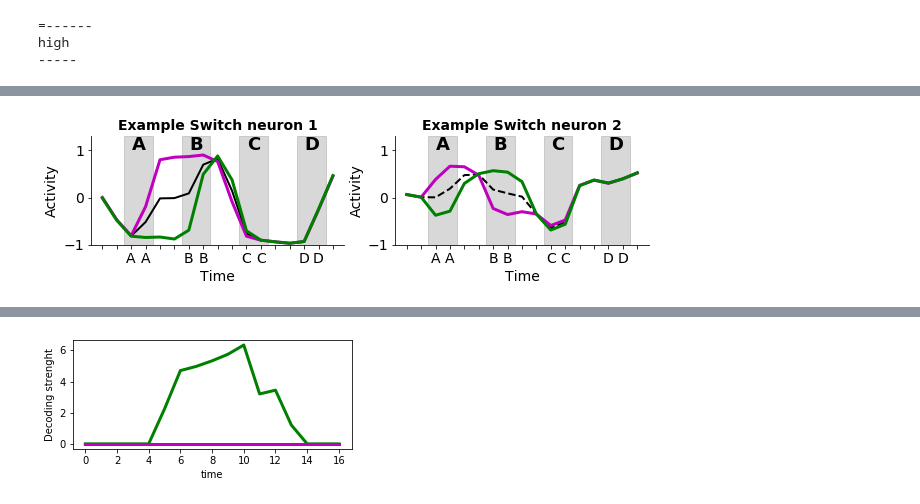
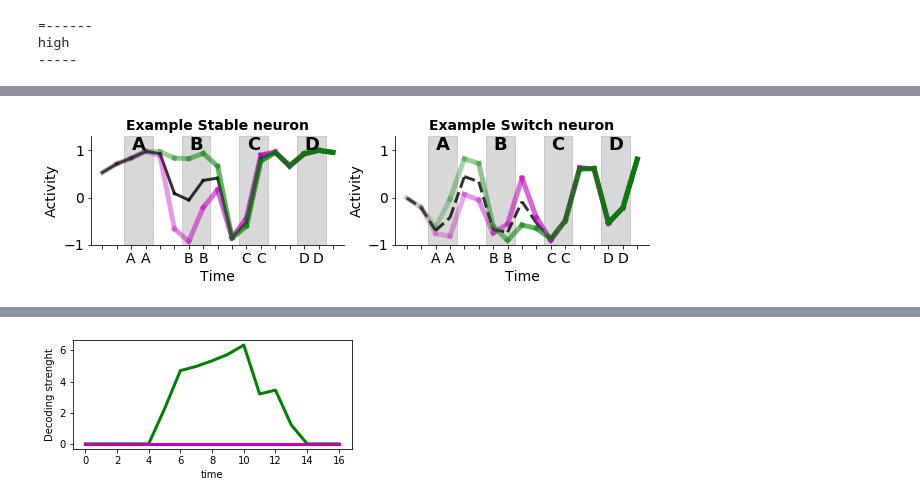
Before and after one commit to vdplasthijs/eavesdropping, a Jupyter notebook: bptt_sequence_coding.ipynb, the cells around one changed output, grey strips where cells are left out. Cells and saved outputs as stored; diff of their text form; code cells hidden in the pictures.

```diff
--- a/bptt_sequence_coding.ipynb
+++ b/bptt_sequence_coding.ipynb
@@ -692,21 +551,15 @@ rnn_folder = 'models/75-25_100models/'
 # rnn_name = list_rnns[inds_sel['high'][2]]
 
 ## NEW
-rnn_name = list_rnns[inds_sel['med'][21]]
+rnn_name = list_rnns[inds_sel['med'][1]]  # used ot be 21
 # rnn_name = list_rnns[inds_sel['low'][3]]
 # rnn_name = list_rnns[inds_sel['high'][3]]
 with open(rnn_folder + rnn_name, 'rb') as f:
     rnn = pickle.load(f)
-# with open(rnn_folder + rnn_name_l, 'rb') as f:
-#     rnn_l = pickle.load(f)
-print(rnn.decoding_crosstemp_score[train_times, :][:, test_times].mean())
-
+print('average acccuracy in train/test area:', np.round(rnn.decoding_crosstemp_score[train_times, :][:, test_times].mean(),3 ))
 
 plt.rcParams['figure.figsize'] = (6, 4.5)
-pr.plot_decoder_crosstemp_perf(score_matrix=rnn.decoding_crosstemp_score,
+_ = pr.plot_decoder_crosstemp_perf(score_matrix=rnn.decoding_crosstemp_score,
                                ax=plt.subplot(111),
                                ticklabels=double_time_labels_blank[:-1])
-plt.title('Cross-temporal decoding score\nCorrelated single example', weight='bold')
-# plt.savefig('figures/example_high_crosstempmat.pdf', bbox_inches='tight')
-# kkk += 1
 # %% [output]
@@ -763,0 +581,5 @@ plt.xlabel('Time'); plt.ylabel('neuron id');
+# %%
+plt.rcParams['figure.figsize'] = (6, 4.5)
+# plt.rcParams['font.size'] = 10
+ax_hm = plt.subplot(111)
+_, ol = pr.plot_raster_trial_average(forw=forw, ax=ax_hm)
@@ -764,44 +588,33 @@ plt.xlabel('Time'); plt.ylabel('neuron id');
 # %%
 plt.rcParams['figure.figsize'] = (10, 2)
 plt.rcParams['font.size'] = 14
 ax_diff_single = {}
-def plot_neuron_diff(ax_select, act_1, act_2, mean_ls='-'):
-    ax_select.axvspan(xmin=1.5, xmax=3.5, color='grey', alpha=0.3)
-    ax_select.axvspan(xmin=5.5, xmax=7.5, color='grey', alpha=0.3)
-    ax_select.axvspan(xmin=9.5, xmax=11.5, color='grey', alpha=0.3)
-    ax_select.axvspan(xmin=13.5, xmax=15.5, color='grey', alpha=0.3)
-    ax_select.plot((act_1 + act_2) / 2, linewidth=2, linestyle=mean_ls, c='k')
-    ax_select.plot(act_2, linewidth=3, c='m');
-    ax_select.plot(act_1, c='g', linewidth=3);
-    ax_select.set_xticks(np.arange(forw['train'].shape[1]));
-    ax_select.set_xlabel('Time'); ax_select.set_ylabel('Activity')
-    ax_select.set_xticklabels(double_time_labels_blank[:-1]);
-    ax_select.set_ylim([-1, 1.3])
-    for i_letter, letter in enumerate(['A', 'B', 'C', 'D']):
-        ax_select.text(s=letter, x=2.02 + 4 * i_letter, y=1.01,
-                       fontdict={'weight': 'bold', 'fontsize': 18})
-    sns.despine()
-    return ax_select
-
 activity_1, activity_2 = {}, {}
 mean_ls_dict = {0: '-', 1: '--'}
-## High: 19 & 2
-## Low: 0 & 19
+neuron_selection = {'low': [19, 2], 'med': [0, 5], 'high': [19, 2]}
+title_selection = {'low': ['Switch neuron 1', 'Switch neuron 2'],
+                   'med': ['Stable neuron ', 'Switch neuron'],
+                   'high': ['Stable neuron 1', 'Stable neuron 2']}
+fn_dict = {'low': 'switch-switch', 'med': 'stable-switch', 'high':'stable-stable'}
 
-for i_plot, n_neuron in enumerate([ol[0], ol[18]]):
+curr_sel = 'med'
+save_fig = False
+
+for i_plot, n_neuron in enumerate([ol[neuron_selection[curr_sel][xx]] for xx in range(2)]):
     ax_diff_single[i_plot] = plt.subplot(1, 2, i_plot + 1)
     activity_1[n_neuron] = forw['train'][labels_use_1, :, :][:, :, n_neuron].mean(0)
     activity_2[n_neuron] = forw['train'][labels_use_2, :, :][:, :, n_neuron].mean(0)
-    ax_diff_single[i_plot] = plot_neuron_diff(ax_select=ax_diff_single[i_plot],
+    ax_diff_single[i_plot] = pr.plot_neuron_diff(ax_select=ax_diff_single[i_plot],
                                               act_1=activity_1[n_neuron],
                                               act_2=activity_2[n_neuron],
                                               mean_ls=mean_ls_dict[i_plot])
     if i_plot == 0:
-        ax_diff_single[i_plot].set_title('Example Switch neuron 1', weight='bold',
+        ax_diff_single[i_plot].set_title('Example Stable neuron', weight='bold',
                                          fontsize=14)
     if i_plot == 1:
-        ax_diff_single[i_plot].set_title('Example Switch neuron 2', weight='bold',
+        ax_diff_single[i_plot].set_title('Example Switch neuron', weight='bold',
                                          fontsize=14)
-plt.savefig('figures/example_med_neurons_stabl-switch.pdf', bbox_inches='tight')
+if save_fig:
+        plt.savefig(f'figures/example_{curr_sel}_neurons_{fn_dict[curr_sel]}.pdf', bbox_inches='tight')
 # %% [output]
-[figure, old version]
+[figure, new version]
```
Also changed, not shown: parts of 35 cells of this notebook, 2 other files.
